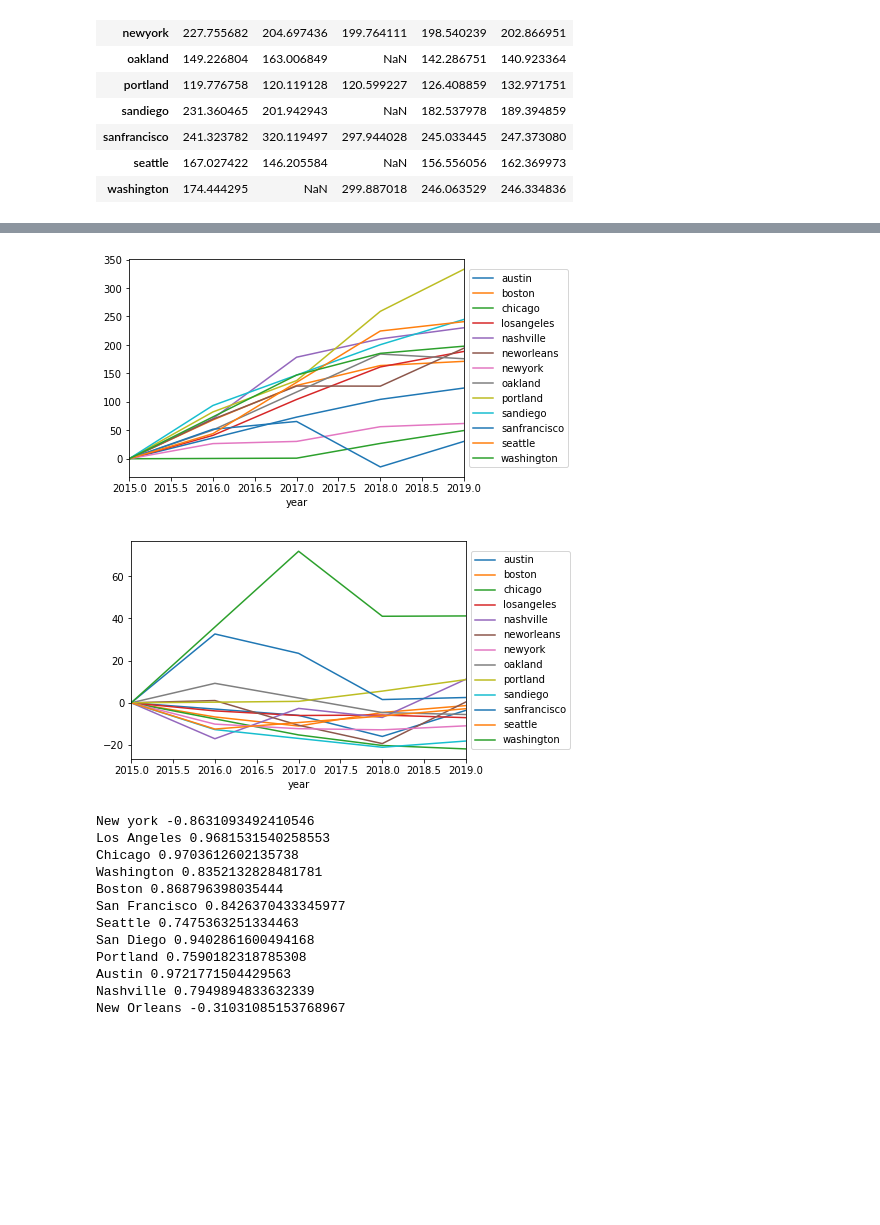
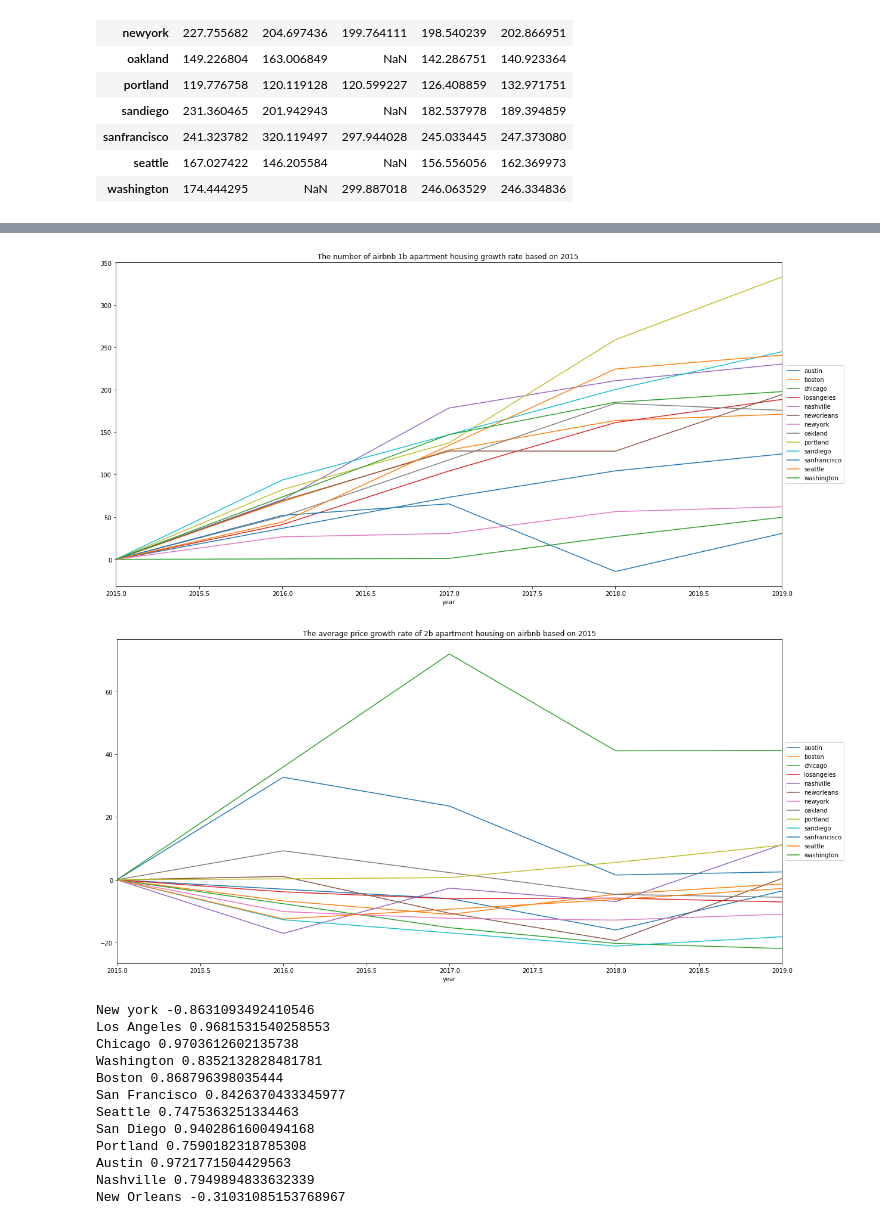
Before and after one commit to cye2277/Final_Project, a Jupyter notebook: PR_Final_project.ipynb, the cells around one changed output, grey strips where cells are left out. Drawn from its saved outputs; the diff is of its cells as text; code cells hidden in the pictures; blank space fills up the shorter version.

```diff
--- a/PR_Final_project.ipynb
+++ b/PR_Final_project.ipynb
@@ -822,17 +822,17 @@ airbnb_2b_price_percentage_trend
 | 2018 | -15.968890 | -4.584719 | -20.260834 | -5.813273 | -6.948370 | -19.358057 | -12.827536 | -4.650674 | 5.537051 | -21.102347 | ... |
 | 2019 | -3.575876 | -1.332781 | -21.887142 | -7.056100 | 11.188424 | 0.432716 | -10.927820 | -5.564308 | 11.016322 | -18.138625 | ... |
 # %%
-airbnb_2b_count_percentage_trend.plot()
+airbnb_2b_count_percentage_trend.plot(figsize = (20,10), title = "The number of airbnb 1b apartment housing growth rate based on 2015 ")
 plt.legend(loc='center left', bbox_to_anchor=(1.0, 0.5))
 plt.show()
 # %% [output]
-[figure, old version]
+[figure, new version]
 # %%
-airbnb_2b_price_percentage_trend.plot()
+airbnb_2b_price_percentage_trend.plot(figsize = (20,10),title = "The average price growth rate of 2b apartment housing on airbnb based on 2015")
 plt.legend(loc='center left', bbox_to_anchor=(1.0, 0.5))
 plt.show()
 # %% [output]
-[figure, old version]
+[figure, new version]
 # %%
 get_correlation_from_two_different_data(new_zillow_pct_trend_2b,airbnb_2b_count_percentage_trend)
 # %% [output]
```
Also changed, not shown: parts of 7 cells of this notebook.
